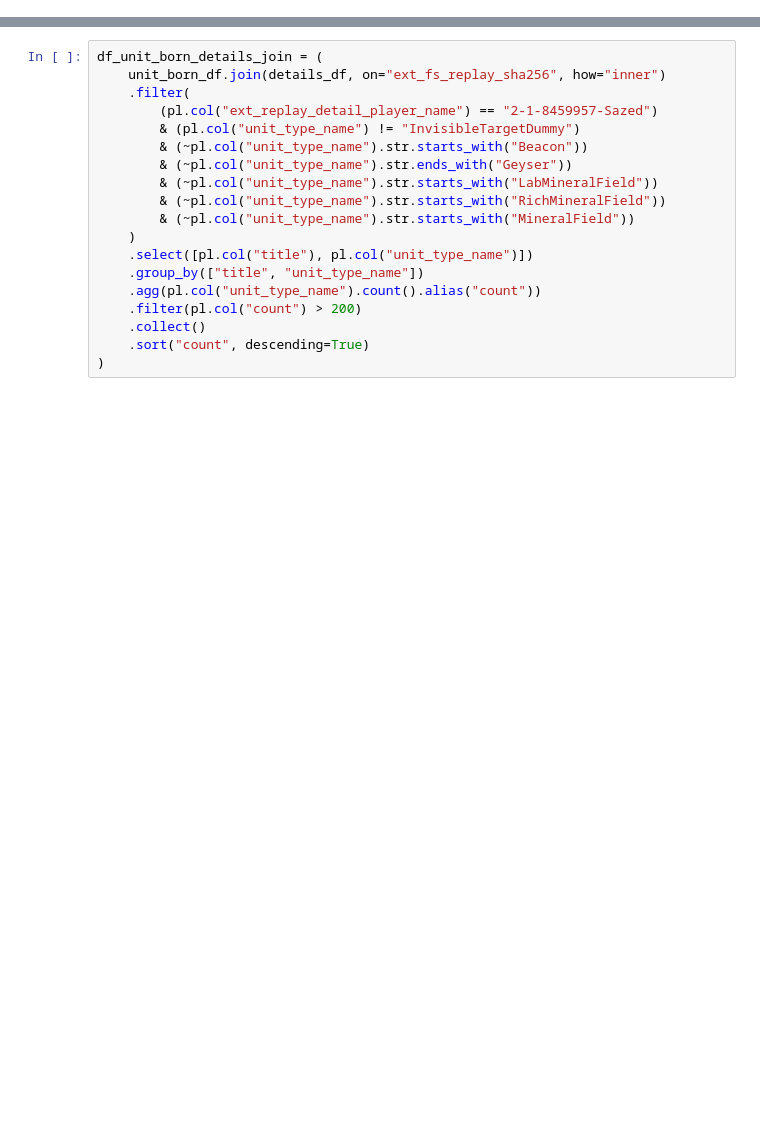
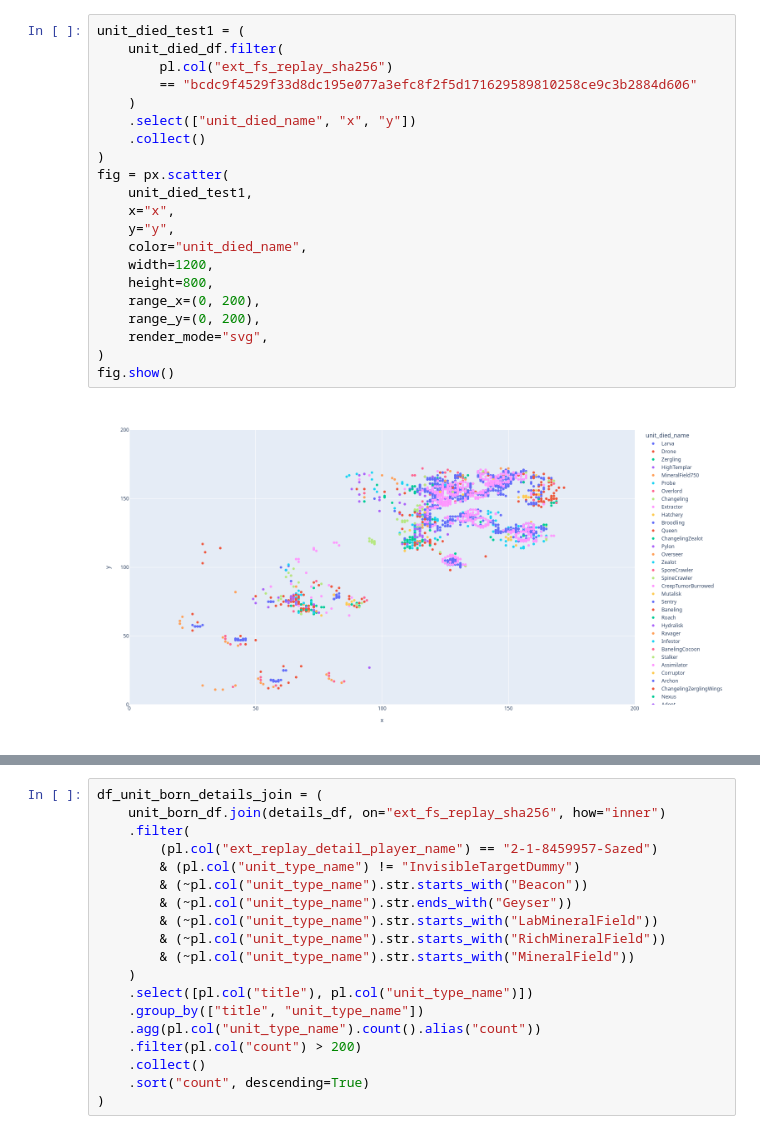
Before and after one commit to sebosp/s2protocol-rs, a Jupyter notebook: jupyter_notebooks/Basic-Unit-Queries.ipynb, the cells around one changed output, grey strips where cells are left out. Saved outputs shown, nothing was run; the diff lists cells and outputs as text; blank space fills up the shorter version.

```diff
--- a/jupyter_notebooks/Basic-Unit-Queries.ipynb
+++ b/jupyter_notebooks/Basic-Unit-Queries.ipynb
@@ -87,3 +141,26 @@ shape: (5, 6)
+# %%
+unit_died_test1 = (
+    unit_died_df.filter(
+        pl.col("ext_fs_replay_sha256")
+        == "bcdc9f4529f33d8dc195e077a3efc8f2f5d171629589810258ce9c3b2884d606"
+    )
+    .select(["unit_died_name", "x", "y"])
+    .collect()
+)
+fig = px.scatter(
+    unit_died_test1,
+    x="x",
+    y="y",
+    color="unit_died_name",
+    width=1200,
+    height=800,
+    range_x=(0, 200),
+    range_y=(0, 200),
+    render_mode="svg",
+)
+fig.show()
+# %% [output]
+[figure, added]
 # %%
 unit_died_ec_le = (
     unit_died_df.join(details_df, on="ext_fs_replay_sha256", how="inner")
```
Also changed, not shown: parts of 8 cells of this notebook, 18 other files.
